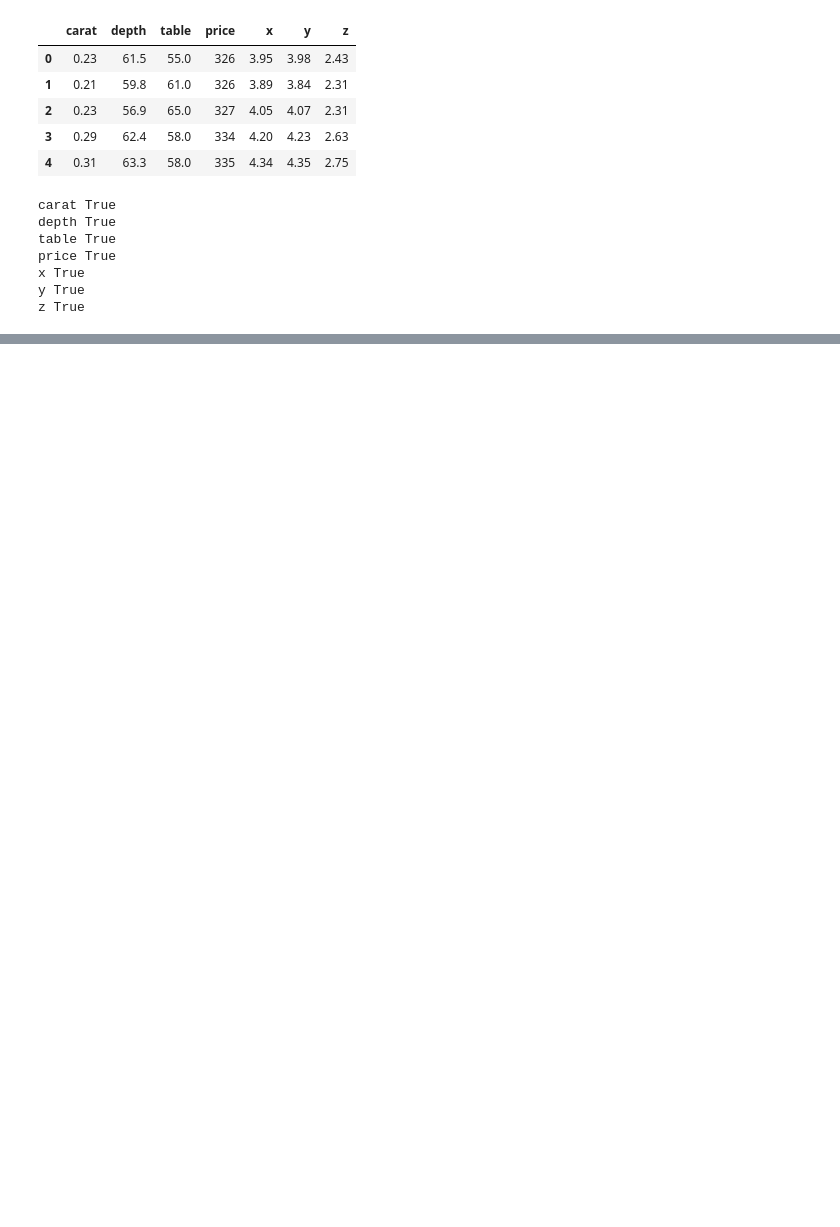
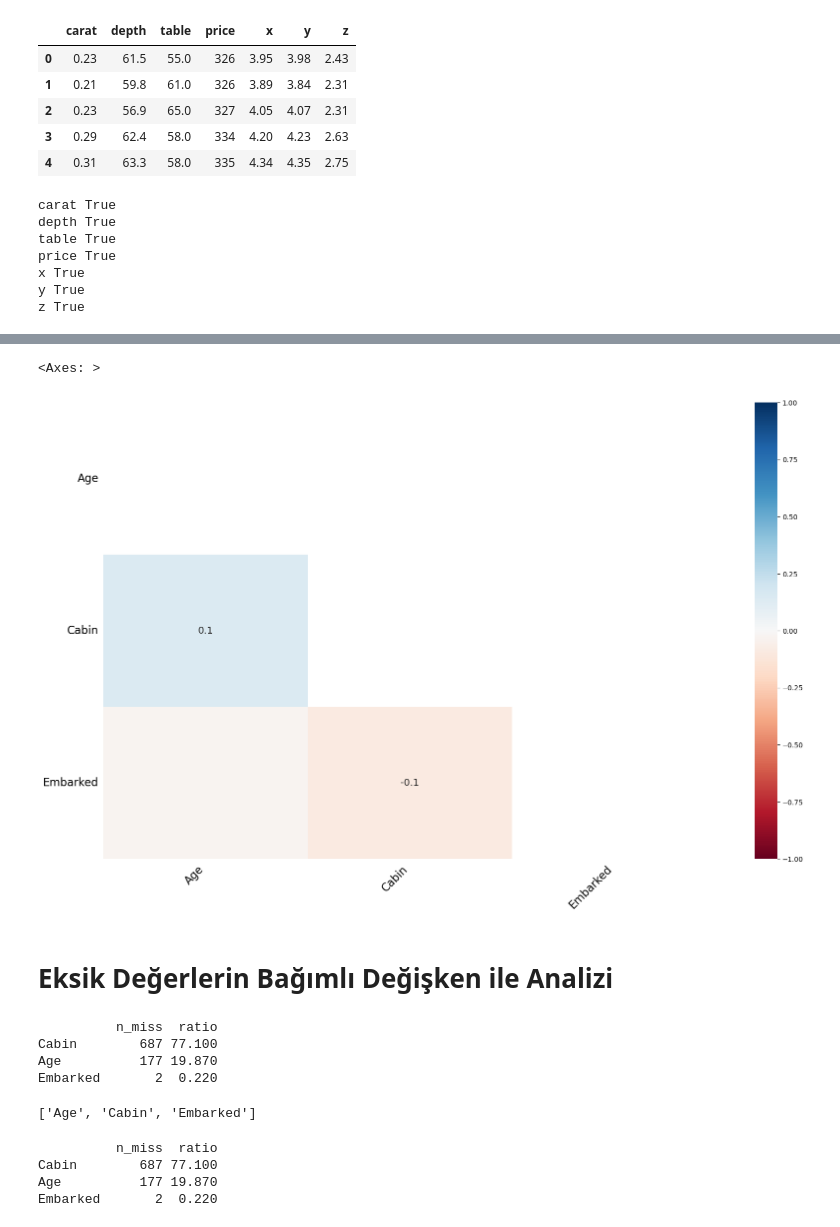
Before and after one commit to zaferavci1/Feature-Engineering, a Jupyter notebook: Future-engineering-1.ipynb, the cells around one changed output, grey strips where cells are left out. Drawn from its saved outputs; the diff is of its cells as text; code cells hidden in the pictures; blank space fills up the shorter version.

Commit message:
Miisng Value Complated

```diff
--- a/Future-engineering-1.ipynb
+++ b/Future-engineering-1.ipynb
@@ -479,0 +904,22 @@ z True
+# %%
+msno.heatmap(df)
+# %% [output]
+<Axes: >
+[figure, added]
+# %% [markdown]
+# Eksik Değerlerin Bağımlı Değişken ile Analizi
+# %%
+missing_values_table(df, True)
+# %% [output]
+          n_miss  ratio
+Cabin        687 77.100
+Age          177 19.870
+Embarked       2  0.220
+['Age', 'Cabin', 'Embarked']
+# %%
+na_cols = missing_values_table(df, True)
+# %% [output]
+          n_miss  ratio
+Cabin        687 77.100
+Age          177 19.870
+Embarked       2  0.220
```
Also changed, not shown: parts of 66 cells of this notebook.
